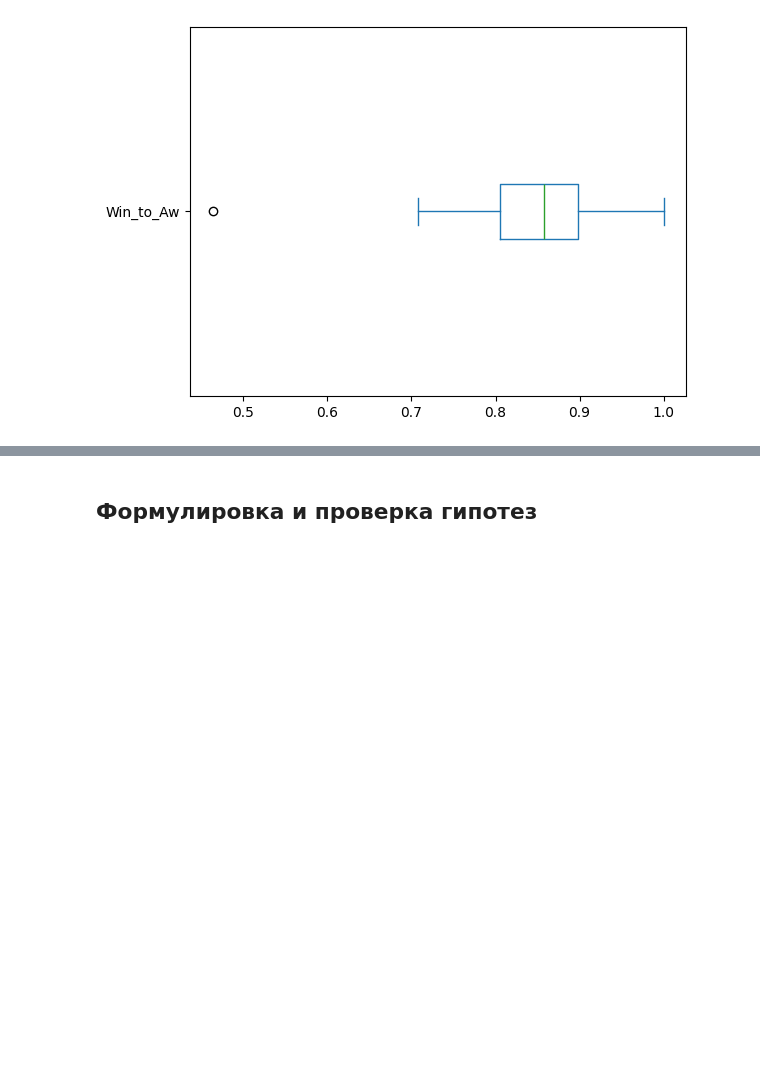
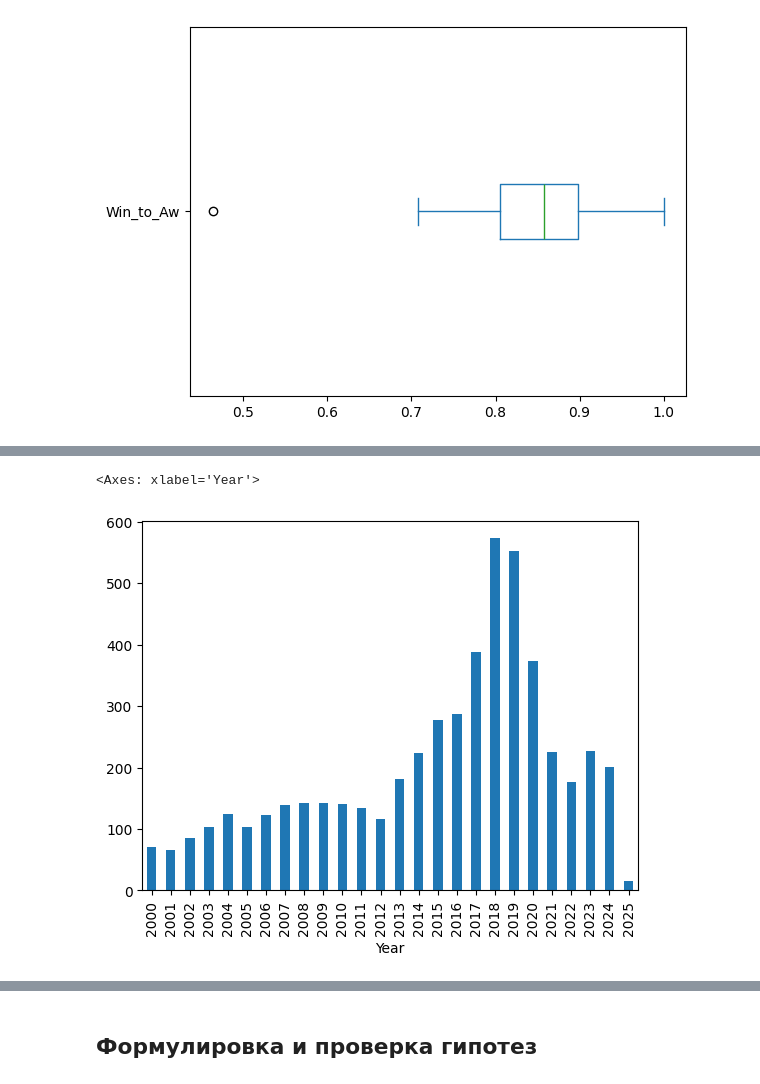
Before and after one commit to xexirina/korean_cinema, a Jupyter notebook: Проект_Бунтова_Кино.ipynb, the cells around one changed output, grey strips where cells are left out. Drawn from its saved outputs; the diff is of its cells as text; code cells hidden in the pictures; blank space fills up the shorter version.

```diff
--- a/Проект_Бунтова_Кино.ipynb
+++ b/Проект_Бунтова_Кино.ipynb
@@ -561,0 +563,5 @@ plt.gca().spines[['top', 'right']].set_visible(False)
+# %%
+df.groupby('Year')['Winner'].count().plot(kind='bar')
+# %% [output]
+<Axes: xlabel='Year'>
+[figure, added]
```
Also changed, not shown: parts of 19 cells of this notebook.
